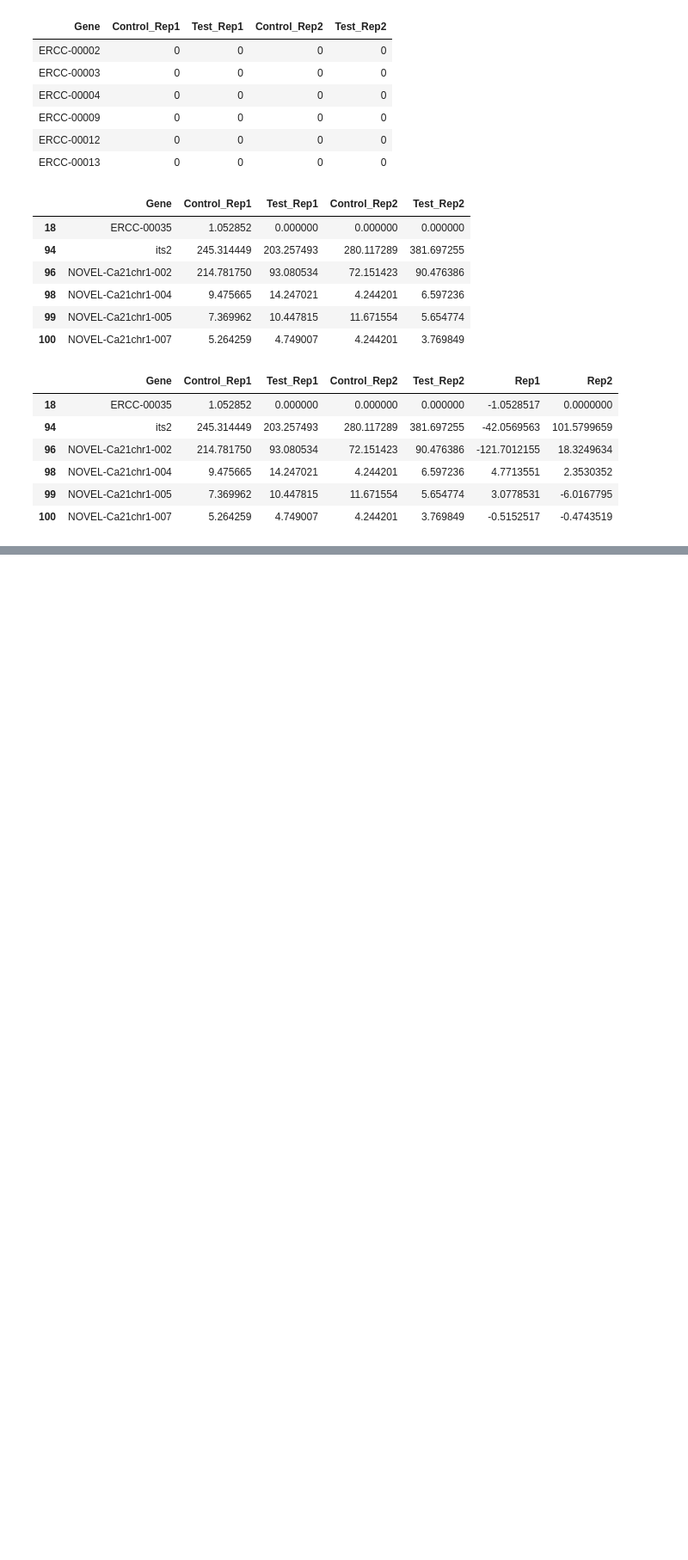
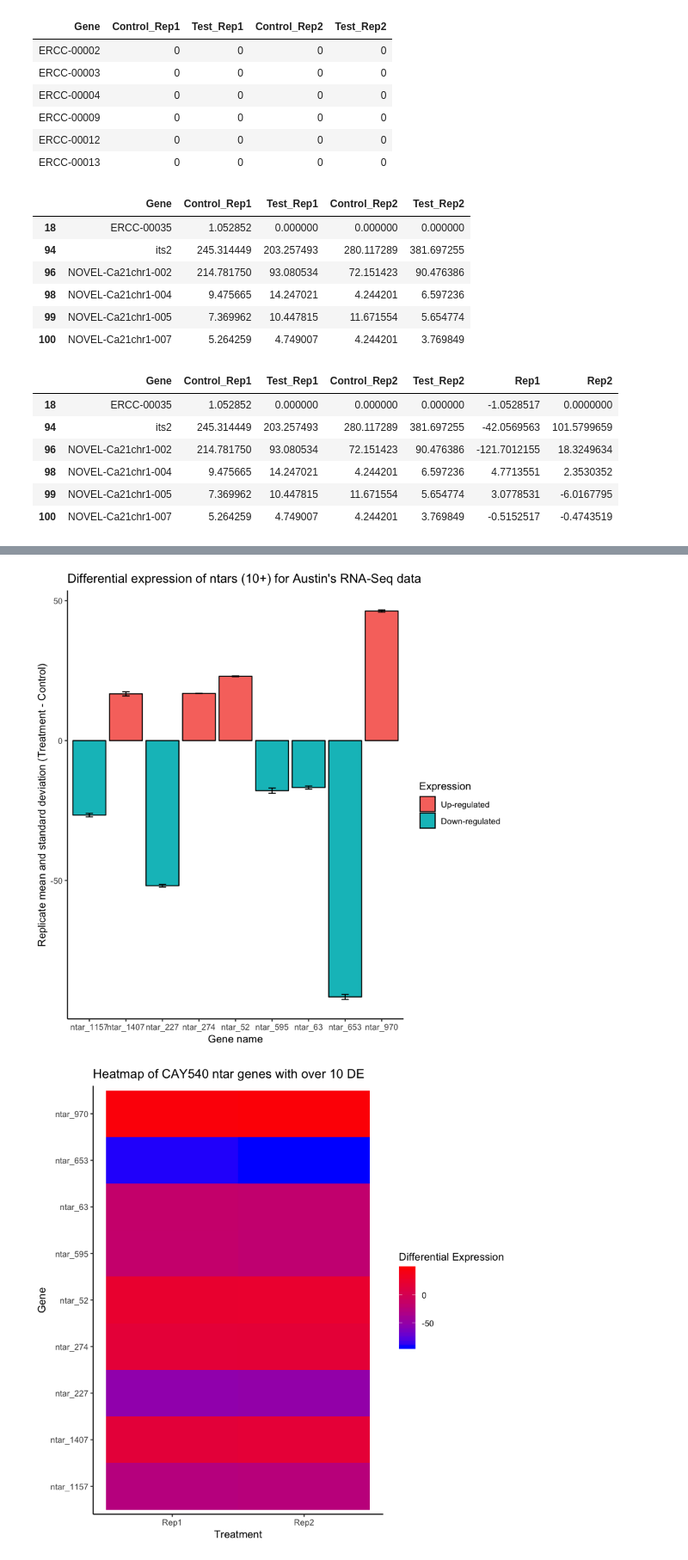
Before and after one commit to sabahzero/Nobile-HerndayLabs_BioinformaticsWorkshop_Feb19-2019, a Jupyter notebook: Nobile-HerndayLabs_BioinformaticsWorkshop_Feb19-2019.ipynb, the cells around one changed output, grey strips where cells are left out. Shown at 86% size. Drawn from its saved outputs; the diff is of its cells as text; code cells hidden in the pictures; blank space fills up the shorter version.

```diff
--- a/Nobile-HerndayLabs_BioinformaticsWorkshop_Feb19-2019.ipynb
+++ b/Nobile-HerndayLabs_BioinformaticsWorkshop_Feb19-2019.ipynb
@@ -266,0 +368,13 @@ Saving 7 x 7 in image
+# %%
+# How can we create a figure that includes all this information together? (barcart, heatmap, dendogram, key)
+
+# Summary
+ntar_barchart
+ntar_heatmap
+ntar_dendro
+
+ntar_legend = (High_ntar[,c(1,6:9,11)]) # Creates table as our legend reference
+ntar_legend
+# %% [output]
+[figure, added]
+[figure, added]
```
Also changed, not shown: parts of 8 cells of this notebook.
